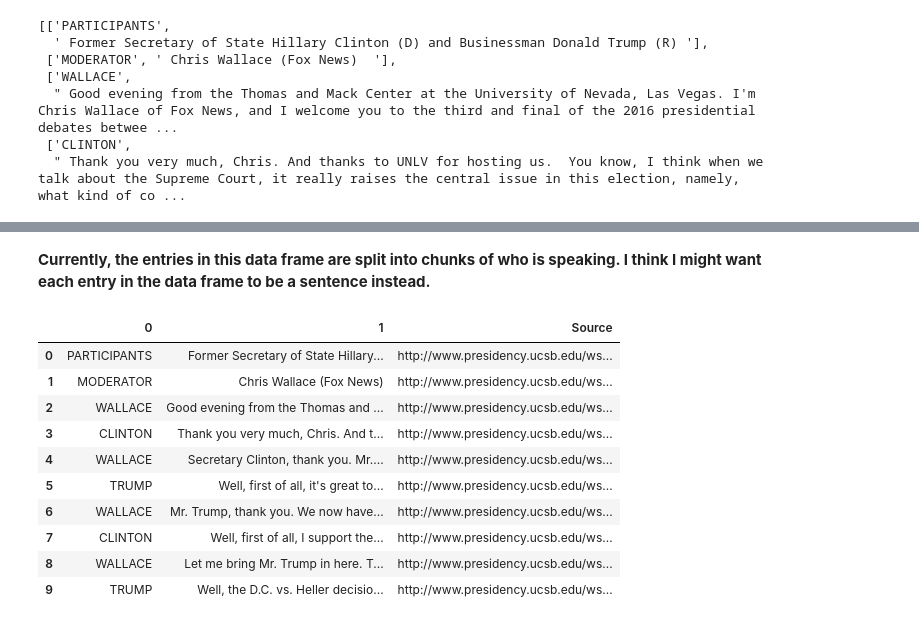
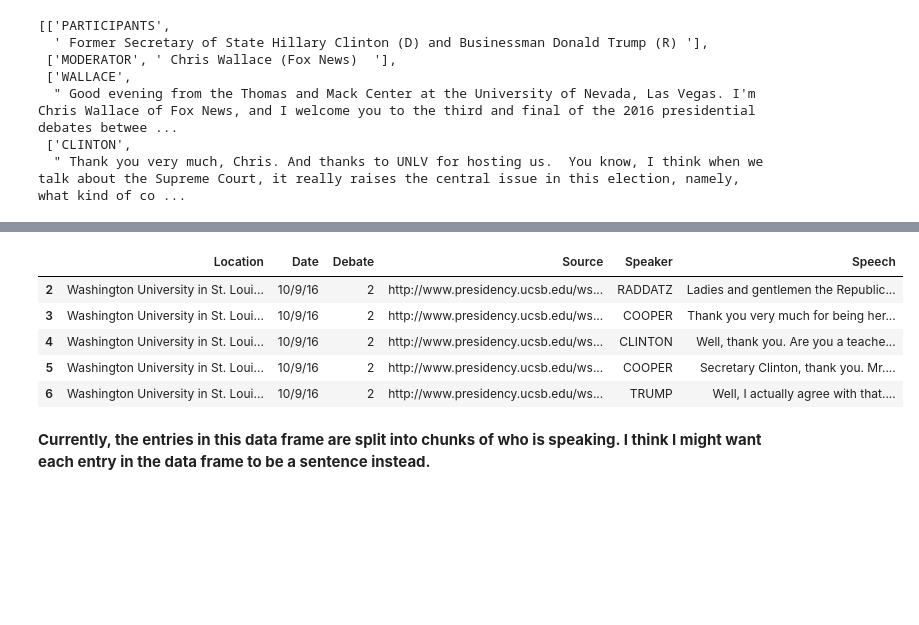
Before and after one commit to Data-Science-for-Linguists/2016-Debates-and-Referring-Expressions, a Jupyter notebook: data_processing.ipynb, the cells around one changed output, grey strips where cells are left out. Cells and saved outputs as stored; diff of their text form; code cells hidden in the pictures; blank space fills up the shorter version.

```diff
--- a/data_processing.ipynb
+++ b/data_processing.ipynb
@@ -131,0 +176,21 @@ debate3df.head(10)
+# %%
+#This is the same processing for debate2df
+debate2df = pd.DataFrame(debate2)
+debate2df['Source'] = 'http://www.presidency.ucsb.edu/ws/?pid=119038'
+debate2df['Debate'] = '2'
+debate2df['Location'] = 'Washington University in St. Louis, Missouri'
+debate2df['Date'] = '10/9/16'
+
+#Renaming the first two columns
+debate2df.columns = ['Speaker', 'Speech', 'Source', 'Debate', 'Location', 'Date']
+
+#Stripping the text in the Speaker and Speech columns
+debate2df['Speaker'] = debate2df['Speaker'].apply(lambda x: x.strip())
+debate2df['Speech'] = debate2df['Speech'].apply(lambda x: x.strip())
+
+#Reorganize the order of the columns
+debate2df = debate2df[['Location', 'Date', 'Debate', 'Source', 'Speaker', 'Speech']]
+
+#Drop these first two rows, because they are not speech information
+debate2df.drop(0, inplace=True)
+debate2df.drop(1, inplace=True)
@@ -132,2 +227,11 @@ debate3df.head(10)
+# %%
+debate2df.head()
+# %% [output]
+|  | Location | Date | Debate | Source | Speaker | Speech |
+| 2 | Washington University in St. Loui... | 10/9/16 | 2 | http://www.presidency.ucsb.edu/ws... | RADDATZ | Ladies and gentlemen the Republic... |
+| 3 | Washington University in St. Loui... | 10/9/16 | 2 | http://www.presidency.ucsb.edu/ws... | COOPER | Thank you very much for being her... |
+| 4 | Washington University in St. Loui... | 10/9/16 | 2 | http://www.presidency.ucsb.edu/ws... | CLINTON | Well, thank you. Are you a teache... |
+| 5 | Washington University in St. Loui... | 10/9/16 | 2 | http://www.presidency.ucsb.edu/ws... | COOPER | Secretary Clinton, thank you. Mr.... |
+| 6 | Washington University in St. Loui... | 10/9/16 | 2 | http://www.presidency.ucsb.edu/ws... | TRUMP | Well, I actually agree with that.... |
 # %% [markdown]
 **Currently, the entries in this data frame are split into chunks of who is speaking. I think I might want each entry in the data frame to be a sentence instead.**
@@ -138,14 +237,0 @@ debate3df['Speech'] = debate3df['Speech'].apply(lambda x: x.strip())
-# %%
-debate3df.head(10)
-# %% [output]
-|  | 0 | 1 | Source |
-| 0 | PARTICIPANTS | Former Secretary of State Hillary... | http://www.presidency.ucsb.edu/ws... |
-| 1 | MODERATOR | Chris Wallace (Fox News) | http://www.presidency.ucsb.edu/ws... |
-| 2 | WALLACE | Good evening from the Thomas and ... | http://www.presidency.ucsb.edu/ws... |
-| 3 | CLINTON | Thank you very much, Chris. And t... | http://www.presidency.ucsb.edu/ws... |
-| 4 | WALLACE | Secretary Clinton, thank you. Mr.... | http://www.presidency.ucsb.edu/ws... |
-| 5 | TRUMP | Well, first of all, it's great to... | http://www.presidency.ucsb.edu/ws... |
-| 6 | WALLACE | Mr. Trump, thank you. We now have... | http://www.presidency.ucsb.edu/ws... |
-| 7 | CLINTON | Well, first of all, I support the... | http://www.presidency.ucsb.edu/ws... |
-| 8 | WALLACE | Let me bring Mr. Trump in here. T... | http://www.presidency.ucsb.edu/ws... |
-| 9 | TRUMP | Well, the D.C. vs. Heller decisio... | http://www.presidency.ucsb.edu/ws... |
```
Also changed, not shown: parts of 9 cells of this notebook.
